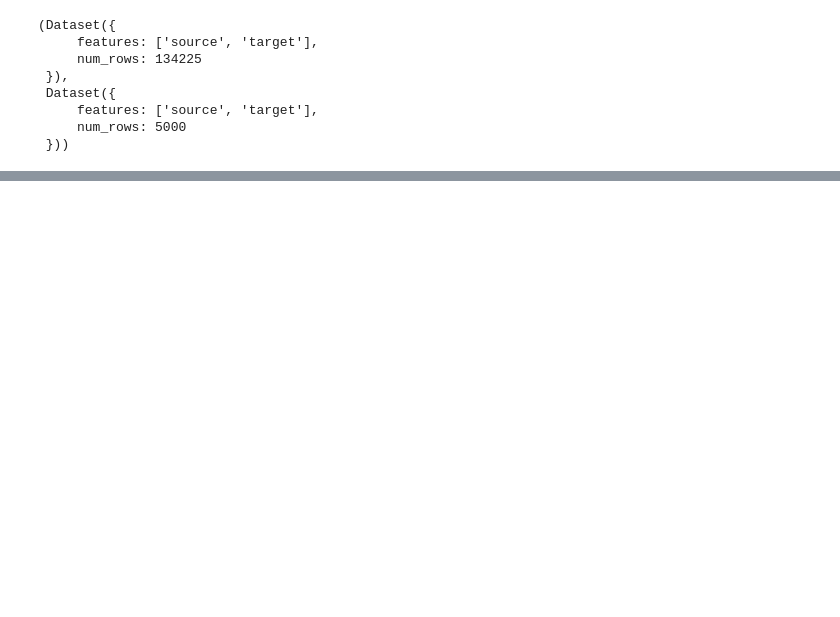
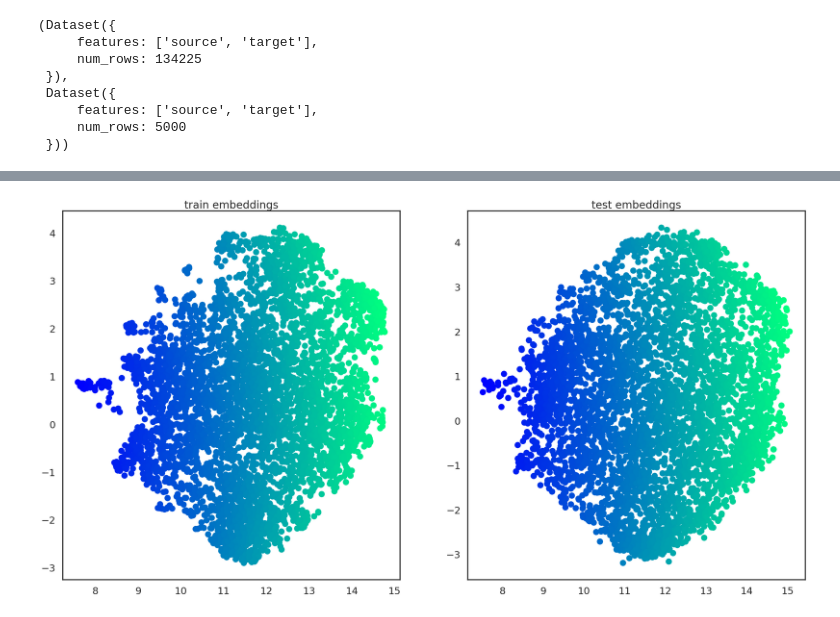
Before and after one commit to kae1dy/NLPCodeReview, a Jupyter notebook: main.ipynb, the cells around one changed output, grey strips where cells are left out. Saved outputs shown, nothing was run; the diff lists cells and outputs as text; code cells hidden in the pictures; blank space fills up the shorter version.

```diff
--- a/main.ipynb
+++ b/main.ipynb
@@ -171,0 +200,33 @@ BLEU mean              :  0.24526899805535846
+# %%
+import numpy as np
+import matplotlib.pyplot as plt
+from mpl_toolkits.mplot3d import Axes3D
+import seaborn as sns
+import pandas as pd
+import umap.umap_ as umap
+
+from datasets import load_from_disk
+
+%matplotlib inline
+
+train = load_from_disk('./train')
+test = load_from_disk('./test')
+train, test
+
+num_vector = 5000
+
+fit = umap.UMAP()
+umap_train = fit.fit_transform(train.shuffle(seed=42)["embedding"][:num_vector])
+umap_test = fit.transform(test.shuffle(seed=42)["embedding"][:num_vector])
+
+fig, axs = plt.subplots(nrows=1, ncols=2)
+
+axs[0].set_title('train embeddings')
+axs[1].set_title('test embeddings')
+
+axs[0].scatter(umap_train[:,0], umap_train[:,1], c=np.sqrt(umap_train[:,0] ** 2 + umap_train[:,1] ** 2), cmap='winter')
+axs[1].scatter(umap_test[:,0], umap_test[:,1], c=np.sqrt(umap_test[:,0] ** 2 + umap_test[:,1] ** 2), cmap='winter')
+
+plt.savefig('./graph_apart.png')
+# %% [output]
+[figure, added]
```
Also changed, not shown: parts of 6 cells of this notebook.
